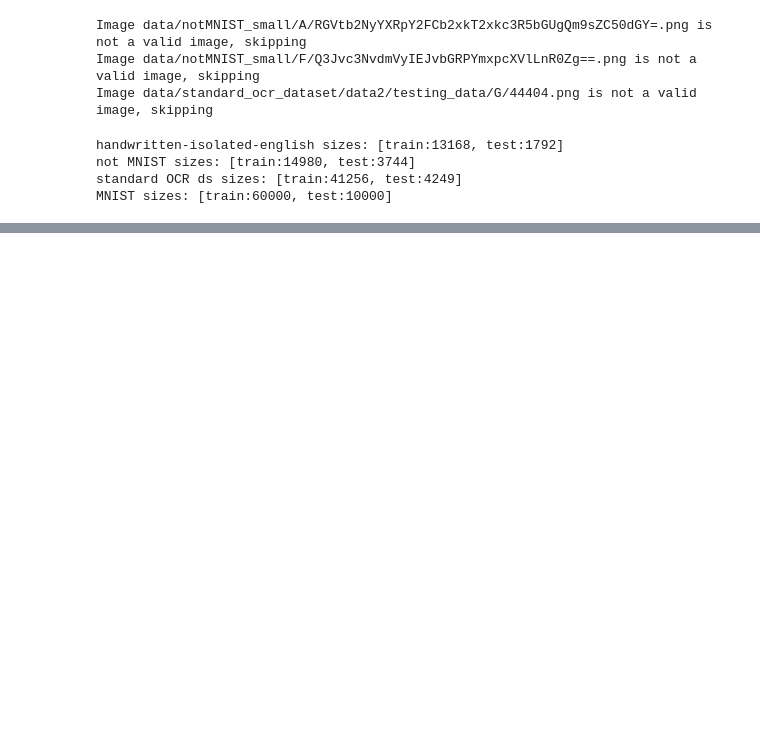
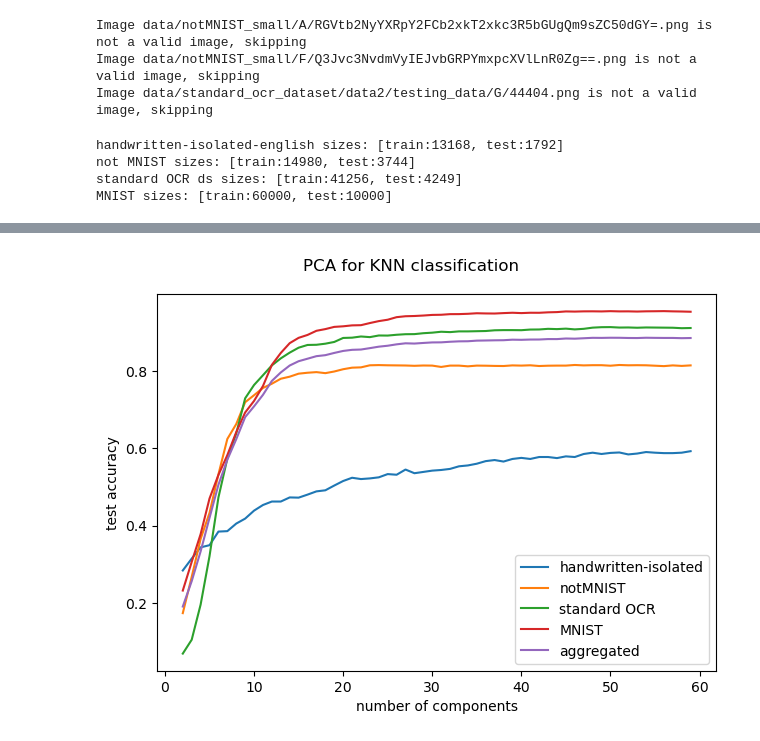
Before and after one commit to jerukan/ece271b-project, a Jupyter notebook: prcode.ipynb, the cells around one changed output, grey strips where cells are left out. Cells and saved outputs as stored; diff of their text form; code cells hidden in the pictures; blank space fills up the shorter version.

```diff
--- a/prcode.ipynb
+++ b/prcode.ipynb
@@ -374,0 +406,2 @@ Text(0, 0.5, 'time taken for predictions (s)')
+# %%
+knn_pca_results = test_trf_models(create_knn, pcatrf_funcs, 2, 59)
@@ -374,0 +426,4 @@ Text(0, 0.5, 'time taken for predictions (s)')
+# %%
+plot_scores(knn_pca_results, range(2, 60), title="PCA for KNN classification")
+# %% [output]
+[figure, added]
```
Also changed, not shown: parts of 50 cells of this notebook.
